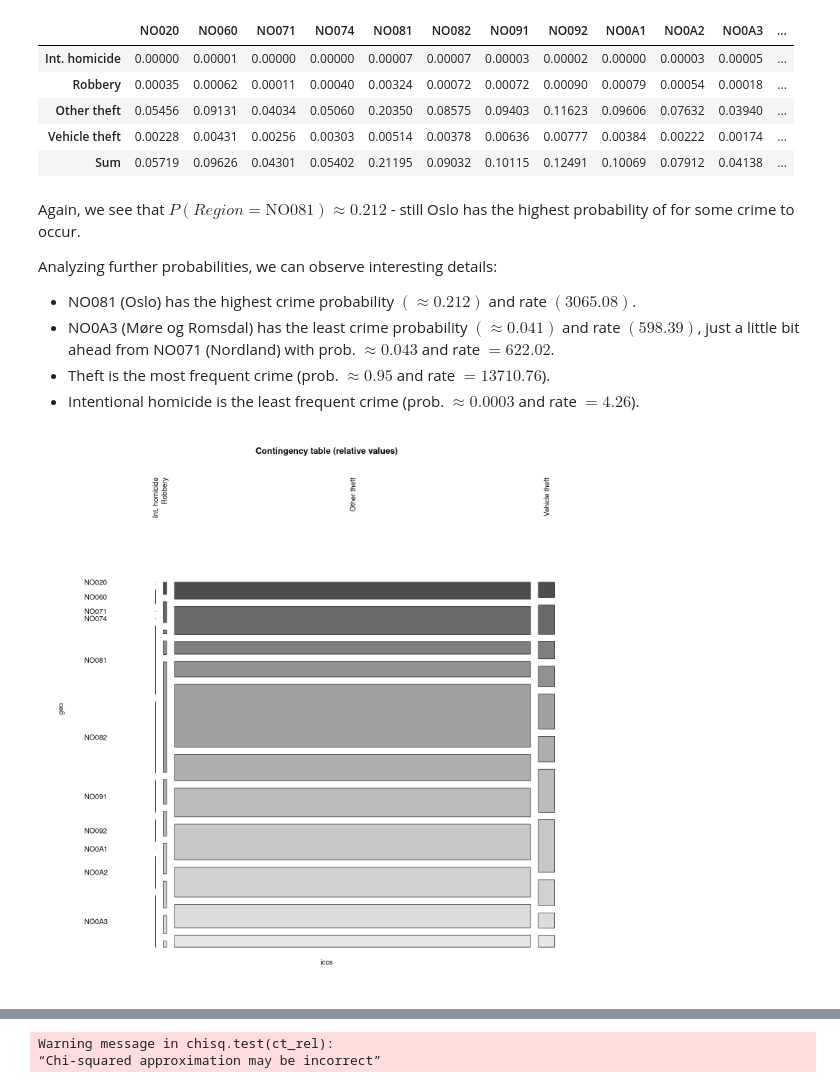
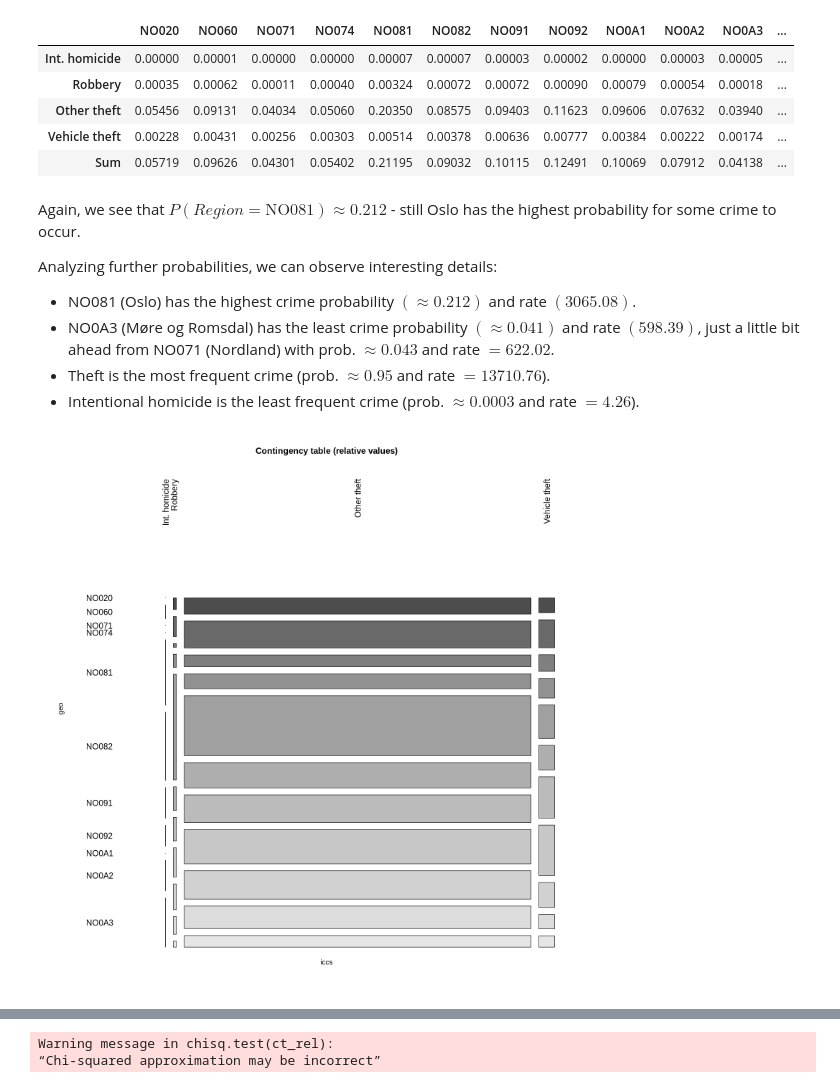
Before and after one commit to nickobard/eurostat-datasets-analysis, a Jupyter notebook: sem-1/semestral-work.ipynb, the cells around one changed output, grey strips where cells are left out. Drawn from its saved outputs; the diff is of its cells as text; code cells hidden in the pictures.

```diff
--- a/sem-1/semestral-work.ipynb
+++ b/sem-1/semestral-work.ipynb
@@ -270,7 +270,7 @@ A table: 5 × 12 of type dbl
 | Vehicle theft | 0.00228 | 0.00431 | 0.00256 | 0.00303 | 0.00514 | 0.00378 | 0.00636 | 0.00777 | 0.00384 | 0.00222 | 0.00174 | ... |
 | Sum | 0.05719 | 0.09626 | 0.04301 | 0.05402 | 0.21195 | 0.09032 | 0.10115 | 0.12491 | 0.10069 | 0.07912 | 0.04138 | ... |
 # %% [markdown]
-Again, we see that $P(Region = \text{NO081}) \approx 0.212$ - still Oslo has the highest probability of for some crime to occur.
+Again, we see that $P(Region = \text{NO081}) \approx 0.212$ - still Oslo has the highest probability for some crime to occur.
 
 Analyzing further probabilities, we can observe interesting details:
 - NO081 (Oslo) has the highest crime probability $(\approx 0.212)$ and rate $(3065.08)$.
@@ -279,6 +279,6 @@ Analyzing further probabilities, we can observe interesting details:
 - Intentional homicide is the least frequent crime (prob. $\approx 0.0003$ and rate $= 4.26$).
 # %%
 options(repr.plot.width=13, repr.plot.height=13) # Regulates the size of a plot
-mosaicplot(ct_rel, color=T, main='Contingency table (relative values)', las=2, cex=1)
+mosaicplot(ct_rel, color=T, main='Contingency table (relative values)', las=2, cex.axis=1.15)
 # %% [output]
-[figure, old version]
+[figure, new version]
```
Also changed, not shown: parts of 39 cells of this notebook.
